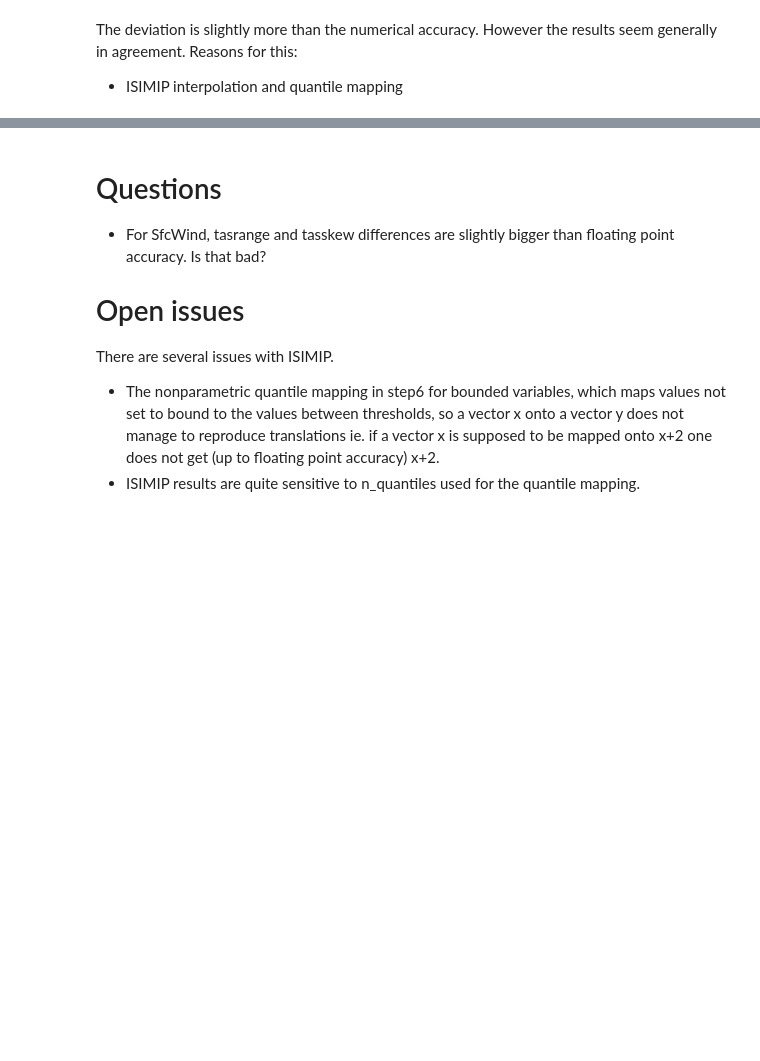
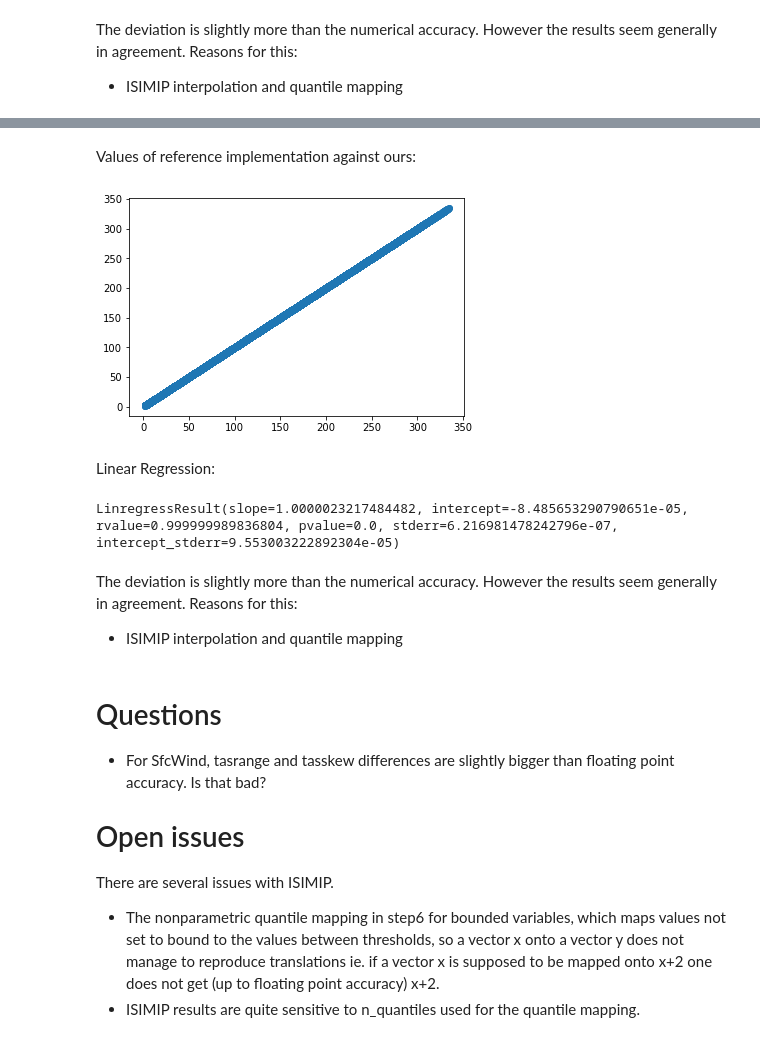
Before and after one commit to ecmwf-projects/ibicus, a Jupyter notebook: notebooks/isimip_consistency.ipynb, the cells around one changed output, grey strips where cells are left out. Saved outputs shown, nothing was run; the diff lists cells and outputs as text; code cells hidden in the pictures; blank space fills up the shorter version.

```diff
--- a/notebooks/isimip_consistency.ipynb
+++ b/notebooks/isimip_consistency.ipynb
@@ -556,3 +590,23 @@ The deviation is slightly more than the numerical accuracy. However the results
+# %% [markdown]
+Values of reference implementation against ours:
+# %%
+min_all_values = np.min([np.min(debiased_values), np.min(debiased_values_isimip)])
+max_all_values = np.max([np.max(debiased_values), np.max(debiased_values_isimip)])
+
+plt.scatter(debiased_values_isimip.flatten(), debiased_values.flatten())
+plt.plot([min_all_values, max_all_values], [min_all_values, max_all_values])
+plt.show()
+# %% [output]
+[figure, added]
+# %% [markdown]
+Linear Regression:
+# %%
+scipy.stats.linregress(debiased_values_isimip.flatten(), debiased_values.flatten())
+# %% [output]
+LinregressResult(slope=1.0000023217484482, intercept=-8.485653290790651e-05, rvalue=0.999999989836804, pvalue=0.0, stderr=6.216981478242796e-07, intercept_stderr=9.553003222892304e-05)
+# %% [markdown]
+The deviation is slightly more than the numerical accuracy. However the results seem generally in agreement. Reasons for this:
+- ISIMIP interpolation and quantile mapping
 # %% [markdown]
 # Questions
 
```
Also changed, not shown: parts of 8 cells of this notebook, 3 other files.
